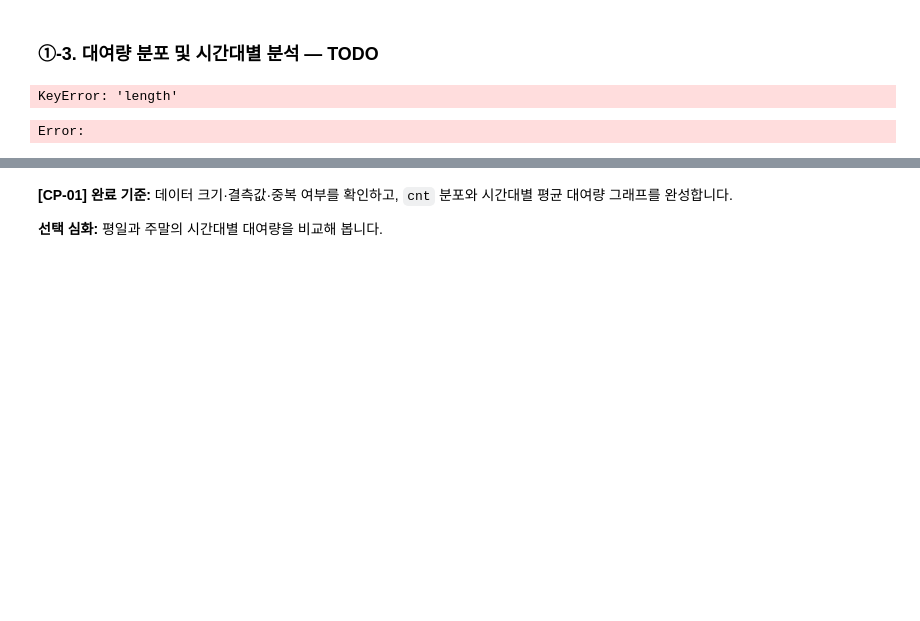
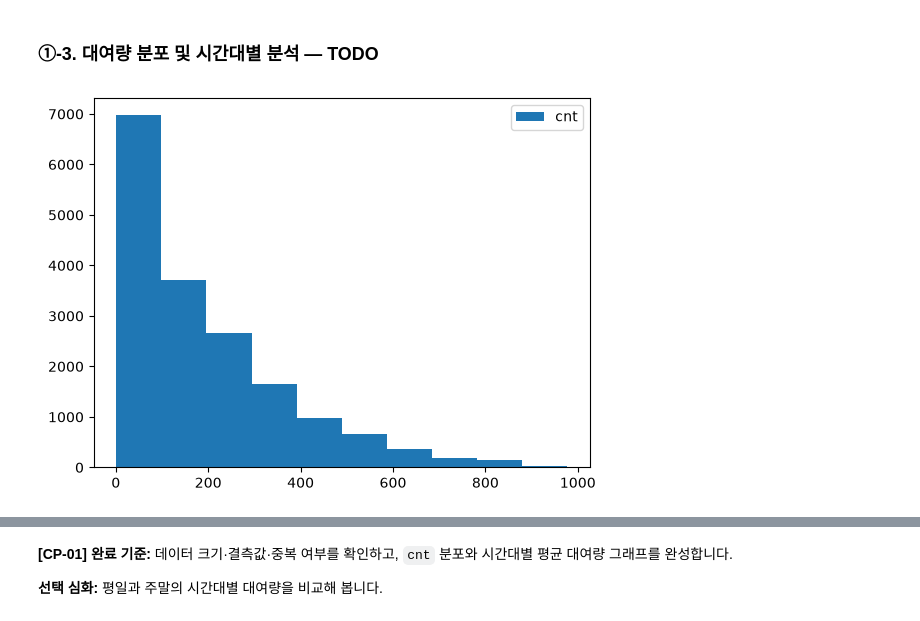
Before and after one commit to kingkingpo/ai-mini-projects, a Jupyter notebook: mini-project-01/code/01_regression_bike_demand.ipynb, the cells around one changed output, grey strips where cells are left out. Drawn from its saved outputs; the diff is of its cells as text; code cells hidden in the pictures; blank space fills up the shorter version.

```diff
--- a/mini-project-01/code/01_regression_bike_demand.ipynb
+++ b/mini-project-01/code/01_regression_bike_demand.ipynb
@@ -71,13 +69,12 @@ Error:
 # %%
 # TODO 1-4. cnt의 분포를 히스토그램으로 시각화합니다.
 # 힌트: plt.hist(), plt.xlabel(), plt.ylabel(), plt.show()
-#plt.hist(df['length'], bins=10, alpha=0.8, label='length')
-#plt.xlabel('x')
-#plt.ylabel('y')
-#plt.show()
+plt.hist(df['cnt'], label='cnt')
+plt.xlabel('x')
+plt.ylabel('y')
+plt.show()
 # %% [output]
-KeyError: 'length'
-Error:
+[figure, added]
 # %%
 # TODO 1-5. 시간대(hr)별 평균 대여량을 계산합니다.
 # 힌트: groupby("hr")["cnt"].mean()
```
Also changed, not shown: parts of 33 cells of this notebook.
